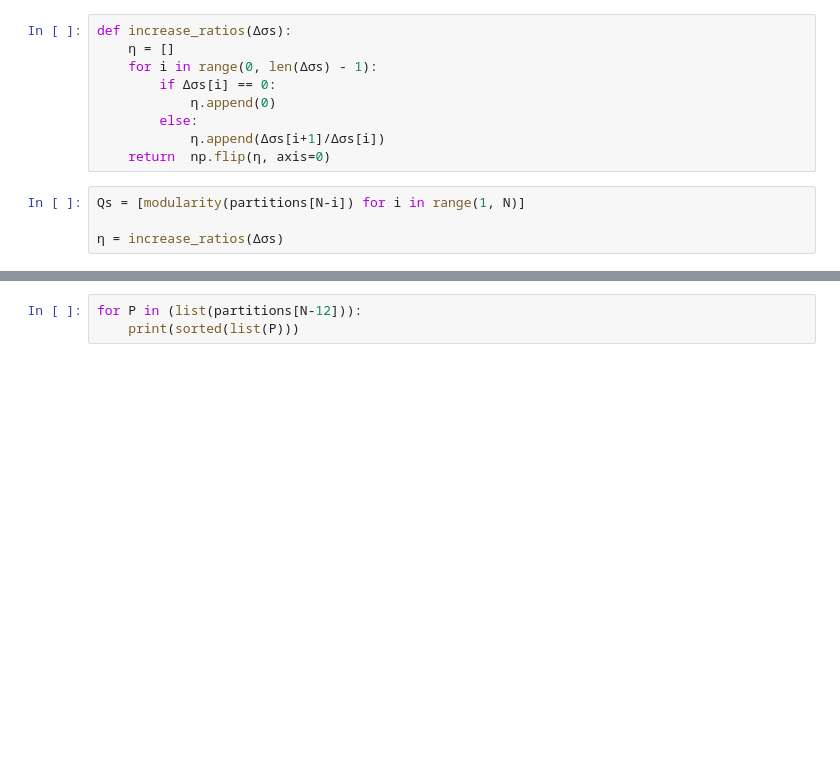
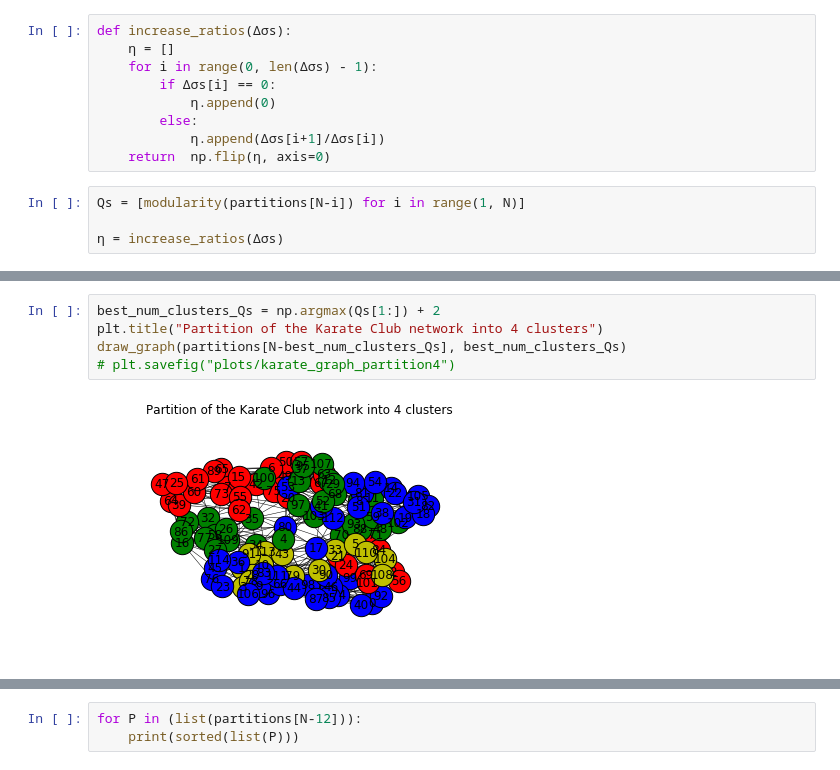
Before and after one commit to seb5666/ML_Data_Mining_1, a Jupyter notebook: Computing communities in large networks using random walks.ipynb, the cells around one changed output, grey strips where cells are left out. Saved outputs shown, nothing was run; the diff lists cells and outputs as text; blank space fills up the shorter version.

```diff
--- a/Computing communities in large networks using random walks.ipynb
+++ b/Computing communities in large networks using random walks.ipynb
@@ -362,0 +364,7 @@ draw_graph(partitions[N-best_num_clusters_Qs], best_num_clusters_Qs)
+# %%
+best_num_clusters_Qs = np.argmax(Qs[1:]) + 2
+plt.title("Partition of the Karate Club network into 4 clusters")
+draw_graph(partitions[N-best_num_clusters_Qs], best_num_clusters_Qs)
+# plt.savefig("plots/karate_graph_partition4")
+# %% [output]
+[figure, added]
```
Also changed, not shown: parts of 10 cells of this notebook, 9 other files.
